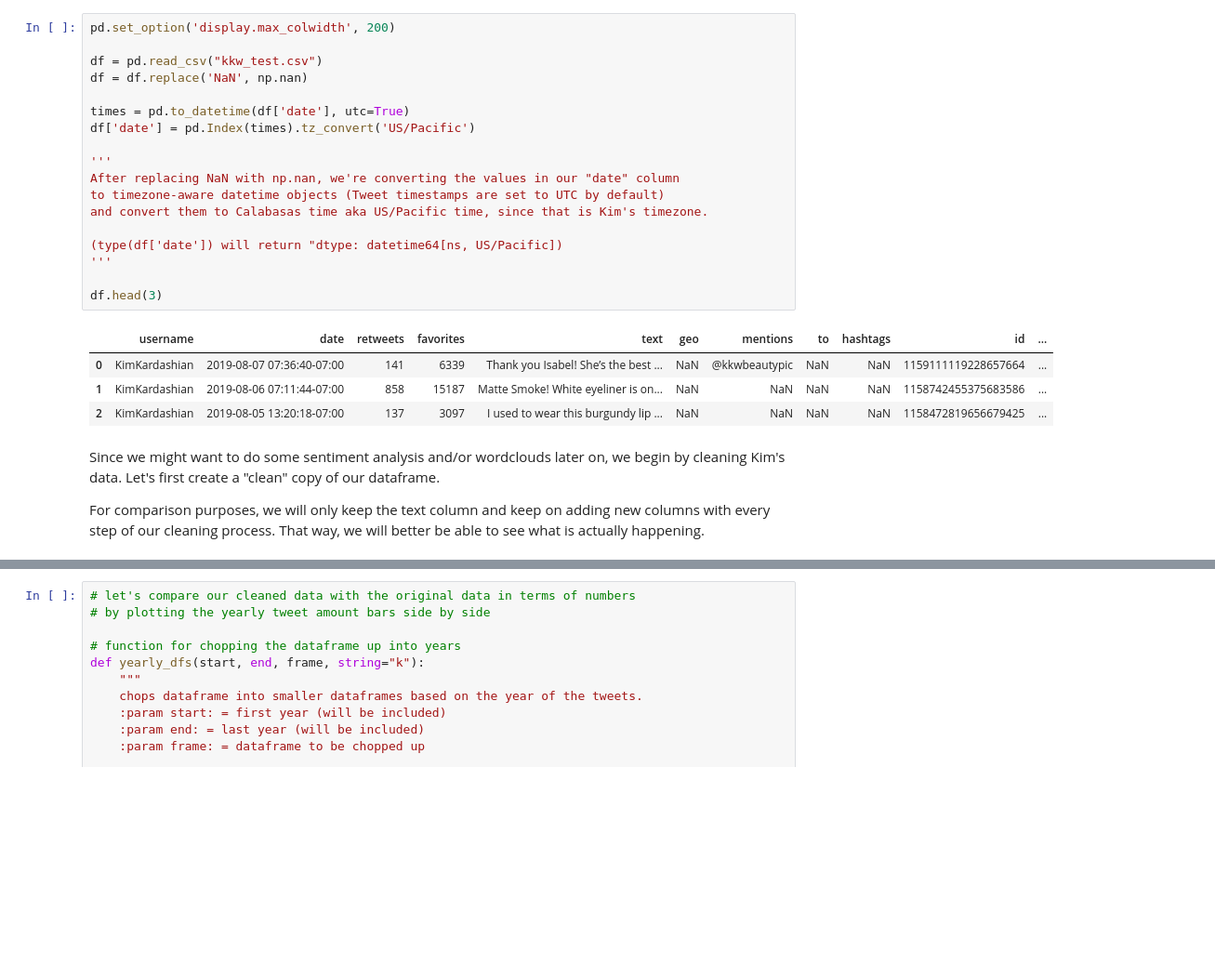
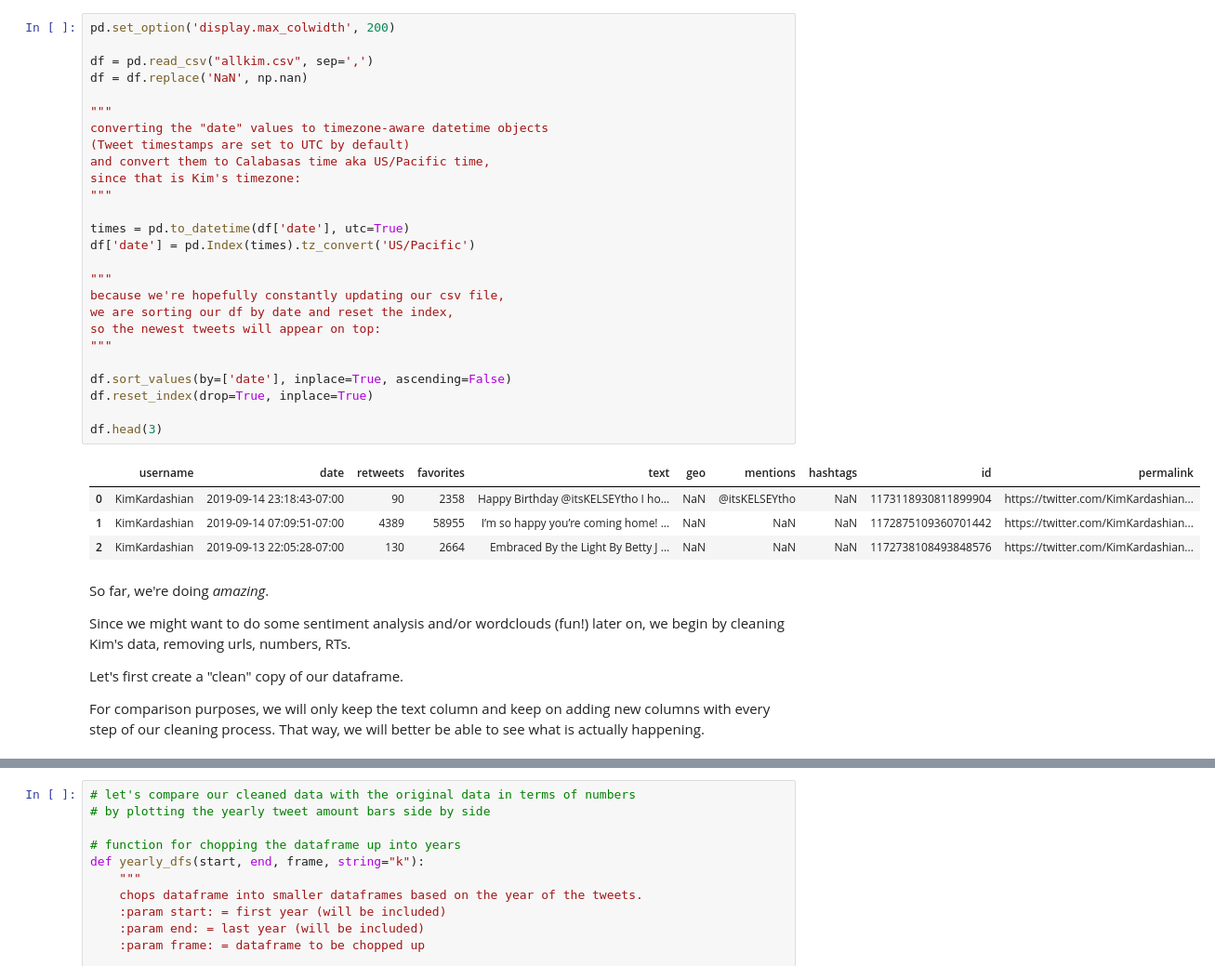
Before and after one commit to brokkoligirl/kimtweets, a Jupyter notebook: Kim's Complete Twitter Timeline (cleaned).ipynb, the cells around one changed output, grey strips where cells are left out. Shown at 93% size. Cells and saved outputs as stored; diff of their text form; blank space fills up the shorter version.

```diff
--- a/Kim's Complete Twitter Timeline (cleaned).ipynb
+++ b/Kim's Complete Twitter Timeline (cleaned).ipynb
@@ -40,28 +59,40 @@ Let's take a closer look at her twitter activities over the course of her career
 # %%
 pd.set_option('display.max_colwidth', 200)
 
-df = pd.read_csv("kkw_test.csv")
+df = pd.read_csv("allkim.csv", sep=',')
 df = df.replace('NaN', np.nan)
+
+"""
+converting the "date" values to timezone-aware datetime objects
+(Tweet timestamps are set to UTC by default)
+and convert them to Calabasas time aka US/Pacific time,
+since that is Kim's timezone:
+"""
 
 times = pd.to_datetime(df['date'], utc=True)
 df['date'] = pd.Index(times).tz_convert('US/Pacific')
 
-'''
-After replacing NaN with np.nan, we're converting the values in our "date" column
-to timezone-aware datetime objects (Tweet timestamps are set to UTC by default)
-and convert them to Calabasas time aka US/Pacific time, since that is Kim's timezone.
+"""
+because we're hopefully constantly updating our csv file,
+we are sorting our df by date and reset the index,
+so the newest tweets will appear on top:
+"""
 
-(type(df['date']) will return "dtype: datetime64[ns, US/Pacific])
-'''
+df.sort_values(by=['date'], inplace=True, ascending=False)
+df.reset_index(drop=True, inplace=True)
 
 df.head(3)
 # %% [output]
-|  | username | date | retweets | favorites | text | geo | mentions | to | hashtags | id | ... |
-| 0 | KimKardashian | 2019-08-07 07:36:40-07:00 | 141 | 6339 | Thank you Isabel! She’s the best ... | NaN | @kkwbeautypic | NaN | NaN | 1159111119228657664 | ... |
-| 1 | KimKardashian | 2019-08-06 07:11:44-07:00 | 858 | 15187 | Matte Smoke! White eyeliner is on... | NaN | NaN | NaN | NaN | 1158742455375683586 | ... |
-| 2 | KimKardashian | 2019-08-05 13:20:18-07:00 | 137 | 3097 | I used to wear this burgundy lip ... | NaN | NaN | NaN | NaN | 1158472819656679425 | ... |
+|  | username | date | retweets | favorites | text | geo | mentions | hashtags | id | permalink |
+| 0 | KimKardashian | 2019-09-14 23:18:43-07:00 | 90 | 2358 | Happy Birthday @itsKELSEYtho I ho... | NaN | @itsKELSEYtho | NaN | 1173118930811899904 | https://twitter.com/KimKardashian... |
+| 1 | KimKardashian | 2019-09-14 07:09:51-07:00 | 4389 | 58955 | I’m so happy you’re coming home! ... | NaN | NaN | NaN | 1172875109360701442 | https://twitter.com/KimKardashian... |
+| 2 | KimKardashian | 2019-09-13 22:05:28-07:00 | 130 | 2664 | Embraced By the Light By Betty J ... | NaN | NaN | NaN | 1172738108493848576 | https://twitter.com/KimKardashian... |
 # %% [markdown]
-Since we might want to do some sentiment analysis and/or wordclouds later on, we begin by cleaning Kim's data. Let's first create a "clean" copy of our dataframe.
+So far, we're doing <i>amazing</i>.
+
+Since we might want to do some sentiment analysis and/or wordclouds (fun!) later on, we begin by cleaning Kim's data, removing urls, numbers, RTs.
+
+Let's first create a "clean" copy of our dataframe.
 
 For comparison purposes, we will only keep the text column and keep on adding new columns
 with every step of our cleaning process. That way, we will better be able to see
```
Also changed, not shown: parts of 38 cells of this notebook, 12 other files.
